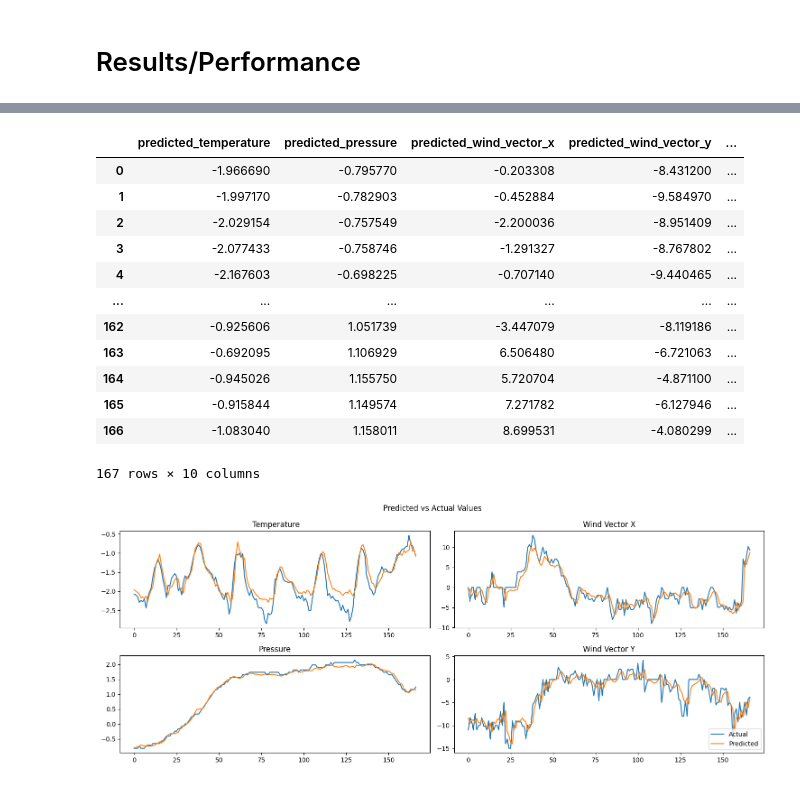
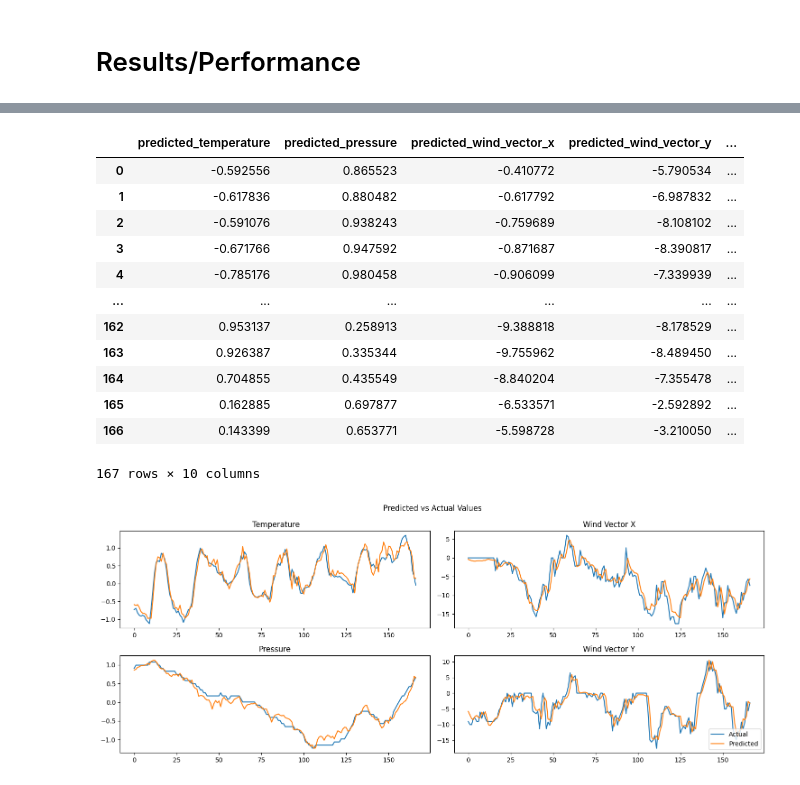
Before and after one commit to DanteLore/simple-prediction, a Jupyter notebook: weather_prediction/weather_prediction_2.ipynb, the cells around one changed output, grey strips where cells are left out. Saved outputs shown, nothing was run; the diff lists cells and outputs as text; code cells hidden in the pictures.

Commit message:
Extended input window to 48 hours - still works.  Results not inspirational

```diff
--- a/weather_prediction/weather_prediction_2.ipynb
+++ b/weather_prediction/weather_prediction_2.ipynb
@@ -261,7 +261,7 @@ ys = input_sequences[:,-1]
 # There is no point trying to predict the time at the next timestep!  Drop time fields from the target
 ys = np.delete(ys, [-2, -1], axis=1)
 
-x_train, x_test, y_train, y_test = train_test_split(xs, ys, test_size=0.05, shuffle=False)
+x_train, x_test, y_train, y_test = train_test_split(xs, ys, test_size=0.05)
 
 # ((?, 23, 6), (?, 6), (?, 23, 6), (?, 6))
 print(f"x_train: {x_train.shape} y_train: {y_train.shape} x_test: {x_test.shape} y_test: {y_test.shape}")
@@ -293,8 +293,8 @@ from tensorflow.keras.optimizers import Adam
 
 model = Sequential([
     InputLayer((length - 1, 6)), # Input shape here - time steps, features.  We have length-1 steps here, each with 6 features
-    LSTM(length * 3),
-    Dense(units=24, activation='relu'),
+    LSTM(length * 3, return_sequences=True),
+    LSTM(length * 1),
     Dense(units=4, activation='linear')
 ])
 
@@ -335,27 +334,24 @@ _________________________________________________________________
 from datetime import datetime
 import matplotlib.pyplot as plt
 from IPython.display import clear_output
-from tensorflow.keras.callbacks import ModelCheckpoint
+from tensorflow.keras.callbacks import ModelCheckpoint, EarlyStopping
 
 tf.get_logger().setLevel('ERROR')
 
-run_count = 1
-epochs_per_run = 10
 model_filename = 'data/weather_models/model2/'
 
 cp = ModelCheckpoint(model_filename, save_best_only=True, verbose=0)
+es = EarlyStopping(monitor='val_loss', mode='min', verbose=1, patience=4)
 
-for run in range(0, run_count):
-    print(f"Starting Run {run}/{run_count}")
-    # Use verbose=2 here to prevent progreess bars locking up jupyter after a few hours
-    history = model.fit(x_train, y_train, validation_data=(x_test, y_test), epochs=epochs_per_run, verbose=2, callbacks=[cp], batch_size=1000)
+# Use verbose=2 here to prevent progreess bars locking up jupyter after a few hours
+history = model.fit(x_train, y_train, validation_data=(x_test, y_test), epochs=20, verbose=2, callbacks=[cp, es], batch_size=1000)
 
-    history_df = pd.concat([history_df, pd.DataFrame(history.history)], ignore_index=True)
+history_df = pd.concat([history_df, pd.DataFrame(history.history)], ignore_index=True)
 
-    plt.plot(history_df['mean_absolute_error'], label="Training Error")
-    plt.plot(history_df['val_mean_absolute_error'], label="Validation Error")
-    plt.title(f'Model Training Progress - Run {run} of {run_count}')
-    plt.ylabel('Mean Absolute Error')
-    plt.xlabel('Epoch')
-    plt.show()
+plt.plot(history_df['mean_absolute_error'], label="Training Error")
+plt.plot(history_df['val_mean_absolute_error'], label="Validation Error")
+plt.title(f'Model Training Progress')
+plt.ylabel('Mean Absolute Error')
+plt.xlabel('Epoch')
+plt.show()
 # %% [output]
@@ -391,7 +378,8 @@ v = sliding_window_view(values, window_shape=(length, field_count), axis=(0, 1))
 windows = v.reshape((v.shape[0], v.shape[2], v.shape[3]))
 
 l = 24 * 7 # Show 7 days on the chart
-windows = windows[-l:-1]
+from_end = 24 * 90 # days to step back
+windows = windows[-l - from_end:-1 - from_end]
 
 model_inputs = windows[:,:-1]
 actuals = windows[:,-1]
@@ -433,14 +424,14 @@ train_results
 |  | predicted_temperature | predicted_pressure | predicted_wind_vector_x | predicted_wind_vector_y | ... |
-| 0 | -1.966690 | -0.795770 | -0.203308 | -8.431200 | ... |
-| 1 | -1.997170 | -0.782903 | -0.452884 | -9.584970 | ... |
-| 2 | -2.029154 | -0.757549 | -2.200036 | -8.951409 | ... |
-| 3 | -2.077433 | -0.758746 | -1.291327 | -8.767802 | ... |
-| 4 | -2.167603 | -0.698225 | -0.707140 | -9.440465 | ... |
+| 0 | -0.592556 | 0.865523 | -0.410772 | -5.790534 | ... |
+| 1 | -0.617836 | 0.880482 | -0.617792 | -6.987832 | ... |
+| 2 | -0.591076 | 0.938243 | -0.759689 | -8.108102 | ... |
+| 3 | -0.671766 | 0.947592 | -0.871687 | -8.390817 | ... |
+| 4 | -0.785176 | 0.980458 | -0.906099 | -7.339939 | ... |
 | ... | ... | ... | ... | ... | ... |
-| 162 | -0.925606 | 1.051739 | -3.447079 | -8.119186 | ... |
-| 163 | -0.692095 | 1.106929 | 6.506480 | -6.721063 | ... |
-| 164 | -0.945026 | 1.155750 | 5.720704 | -4.871100 | ... |
-| 165 | -0.915844 | 1.149574 | 7.271782 | -6.127946 | ... |
-| 166 | -1.083040 | 1.158011 | 8.699531 | -4.080299 | ... |
+| 162 | 0.953137 | 0.258913 | -9.388818 | -8.178529 | ... |
+| 163 | 0.926387 | 0.335344 | -9.755962 | -8.489450 | ... |
+| 164 | 0.704855 | 0.435549 | -8.840204 | -7.355478 | ... |
+| 165 | 0.162885 | 0.697877 | -6.533571 | -2.592892 | ... |
+| 166 | 0.143399 | 0.653771 | -5.598728 | -3.210050 | ... |
-167 rows × 10 columns
+167 rows × 10 columns
-[figure, old version]
+[figure, new version]
```
Also changed, not shown: parts of 5 cells of this notebook.
